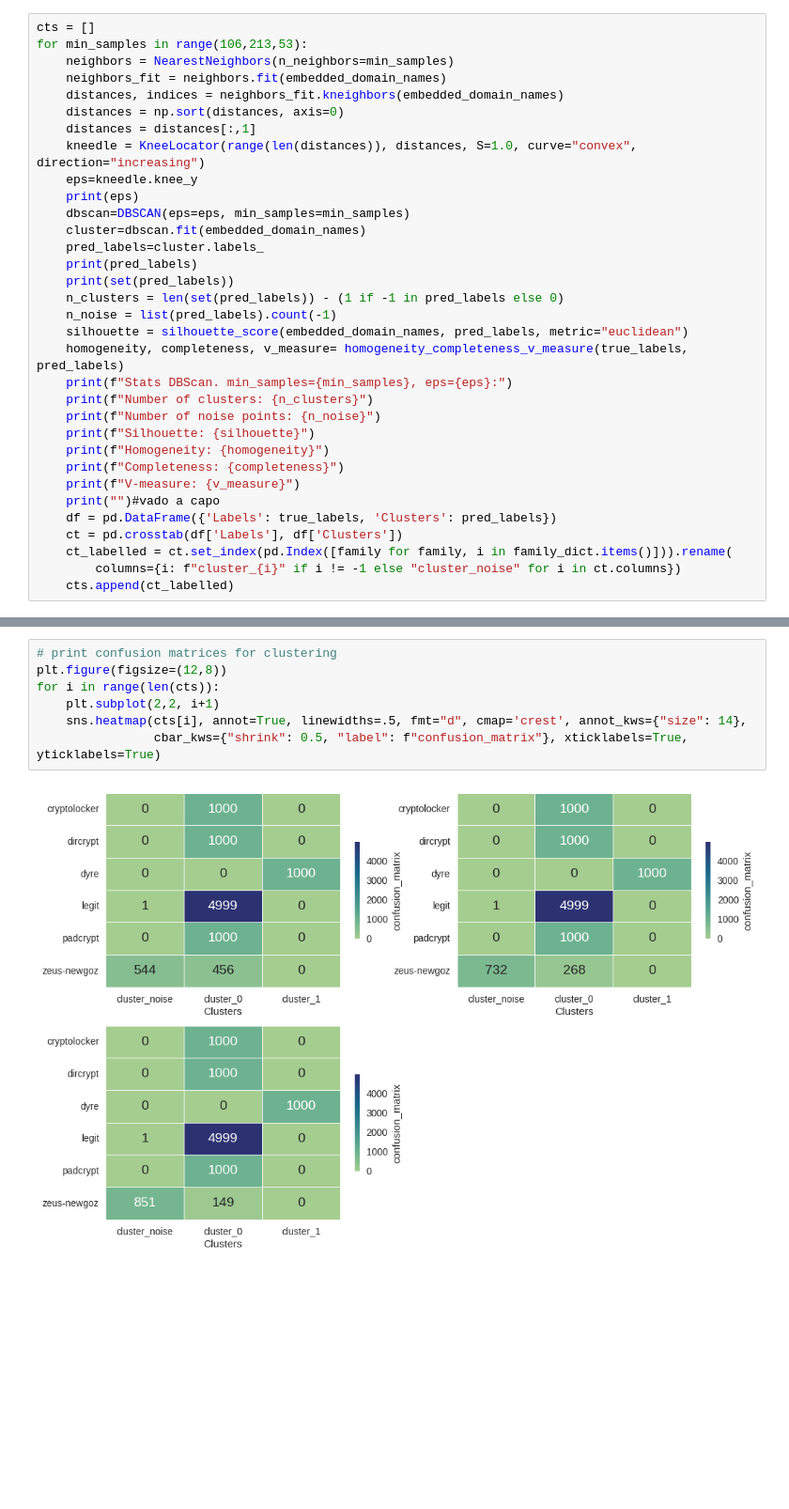
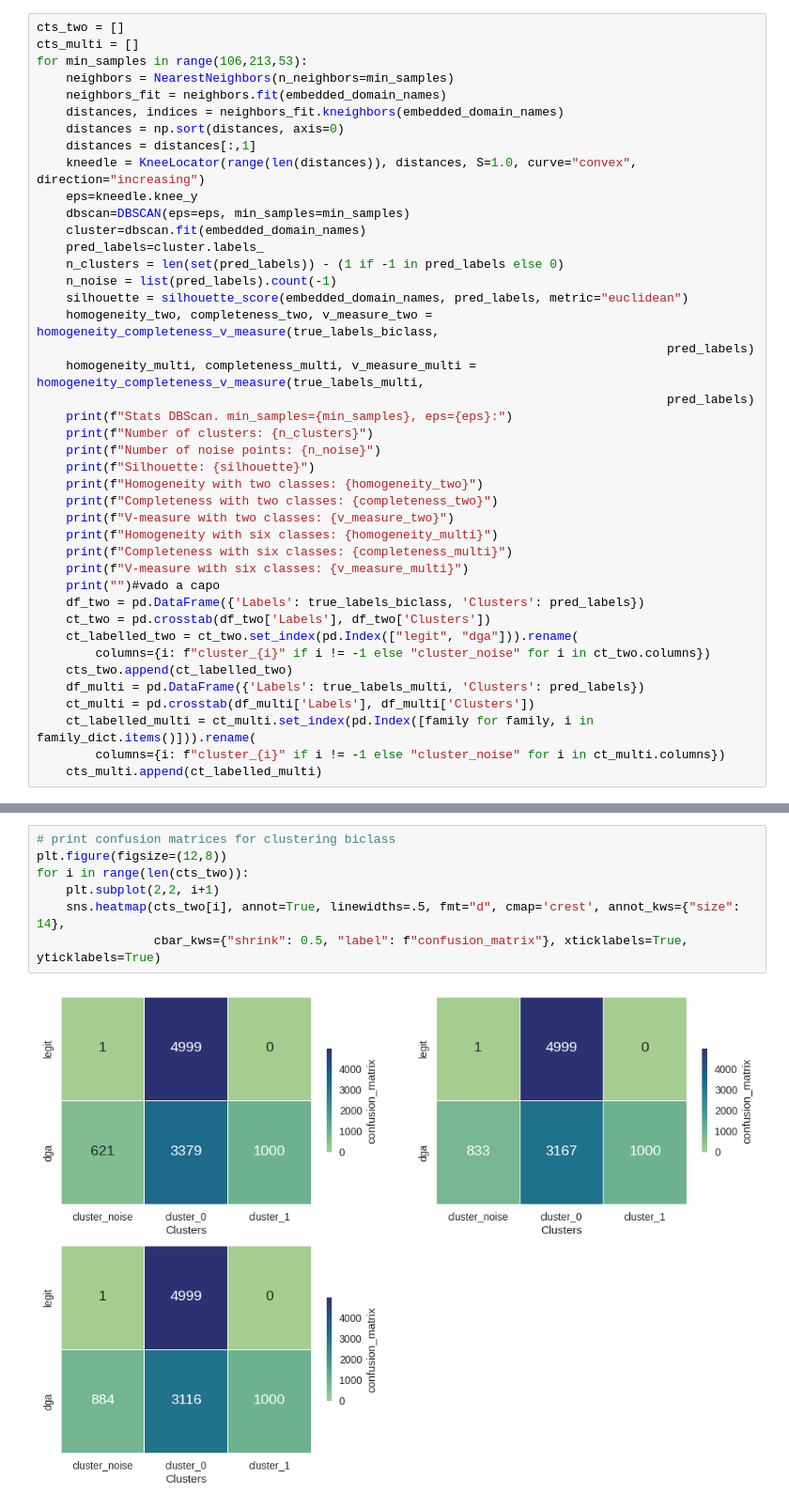
Before and after one commit to S1107327/datascience, a Jupyter notebook: Clustering.ipynb, the cells around one changed output, grey strips where cells are left out. Shown at 94% size. Drawn from its saved outputs; the diff is of its cells as text; blank space fills up the shorter version.

Commit message:
Completato clustering

```diff
--- a/Clustering.ipynb
+++ b/Clustering.ipynb
@@ -86,6 +158,7 @@ visualizer.show()
 <Axes: title={'center': 'Silhouette Plot of KMeans Clustering for 10000 Samples in 2 Centers'}, xlabel='silhouette coefficient values', ylabel='cluster label'>
 # %%
-cts = []
+cts_two = []
+cts_multi = []
 for min_samples in range(106,213,53):
     neighbors = NearestNeighbors(n_neighbors=min_samples)
     neighbors_fit = neighbors.fit(embedded_domain_names)
@@ -94,27 +167,35 @@ for min_samples in range(106,213,53):
     distances = distances[:,1]
     kneedle = KneeLocator(range(len(distances)), distances, S=1.0, curve="convex", direction="increasing")
     eps=kneedle.knee_y
-    print(eps)
     dbscan=DBSCAN(eps=eps, min_samples=min_samples)
     cluster=dbscan.fit(embedded_domain_names)
     pred_labels=cluster.labels_
-    print(pred_labels)
-    print(set(pred_labels))
     n_clusters = len(set(pred_labels)) - (1 if -1 in pred_labels else 0)
     n_noise = list(pred_labels).count(-1)
     silhouette = silhouette_score(embedded_domain_names, pred_labels, metric="euclidean")
-    homogeneity, completeness, v_measure= homogeneity_completeness_v_measure(true_labels, pred_labels)
+    homogeneity_two, completeness_two, v_measure_two = homogeneity_completeness_v_measure(true_labels_biclass,
+                                                                                      pred_labels)
+    homogeneity_multi, completeness_multi, v_measure_multi = homogeneity_completeness_v_measure(true_labels_multi,
+                                                                                      pred_labels)
     print(f"Stats DBScan. min_samples={min_samples}, eps={eps}:")
     print(f"Number of clusters: {n_clusters}")
     print(f"Number of noise points: {n_noise}")
     print(f"Silhouette: {silhouette}")
-    print(f"Homogeneity: {homogeneity}")
-    print(f"Completeness: {completeness}")
-    print(f"V-measure: {v_measure}")
+    print(f"Homogeneity with two classes: {homogeneity_two}")
+    print(f"Completeness with two classes: {completeness_two}")
+    print(f"V-measure with two classes: {v_measure_two}")
+    print(f"Homogeneity with six classes: {homogeneity_multi}")
+    print(f"Completeness with six classes: {completeness_multi}")
+    print(f"V-measure with six classes: {v_measure_multi}")
     print("")#vado a capo
-    df = pd.DataFrame({'Labels': true_labels, 'Clusters': pred_labels})
-    ct = pd.crosstab(df['Labels'], df['Clusters'])
-    ct_labelled = ct.set_index(pd.Index([family for family, i in family_dict.items()])).rename(
-        columns={i: f"cluster_{i}" if i != -1 else "cluster_noise" for i in ct.columns})
-    cts.append(ct_labelled)
+    df_two = pd.DataFrame({'Labels': true_labels_biclass, 'Clusters': pred_labels})
+    ct_two = pd.crosstab(df_two['Labels'], df_two['Clusters'])
+    ct_labelled_two = ct_two.set_index(pd.Index(["legit", "dga"])).rename(
+        columns={i: f"cluster_{i}" if i != -1 else "cluster_noise" for i in ct_two.columns})
+    cts_two.append(ct_labelled_two)
+    df_multi = pd.DataFrame({'Labels': true_labels_multi, 'Clusters': pred_labels})
+    ct_multi = pd.crosstab(df_multi['Labels'], df_multi['Clusters'])
+    ct_labelled_multi = ct_multi.set_index(pd.Index([family for family, i in family_dict.items()])).rename(
+        columns={i: f"cluster_{i}" if i != -1 else "cluster_noise" for i in ct_multi.columns})
+    cts_multi.append(ct_labelled_multi)
 # %% [output]
@@ -138,9 +219,9 @@ V-measure: 0.5358313819165998
 # %%
-# print confusion matrices for clustering
+# print confusion matrices for clustering biclass
 plt.figure(figsize=(12,8))
-for i in range(len(cts)):
+for i in range(len(cts_two)):
     plt.subplot(2,2, i+1)
-    sns.heatmap(cts[i], annot=True, linewidths=.5, fmt="d", cmap='crest', annot_kws={"size": 14},
+    sns.heatmap(cts_two[i], annot=True, linewidths=.5, fmt="d", cmap='crest', annot_kws={"size": 14},
                 cbar_kws={"shrink": 0.5, "label": f"confusion_matrix"}, xticklabels=True, yticklabels=True)
 # %% [output]
-[figure, old version]
+[figure, new version]
```
Also changed, not shown: parts of 10 cells of this notebook.
